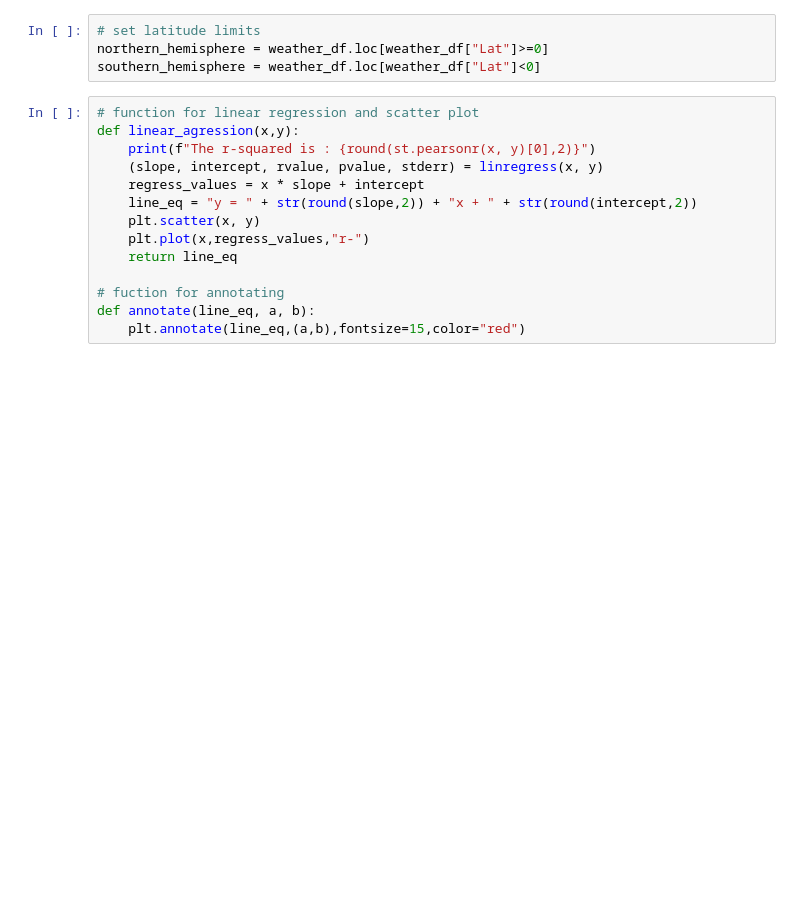
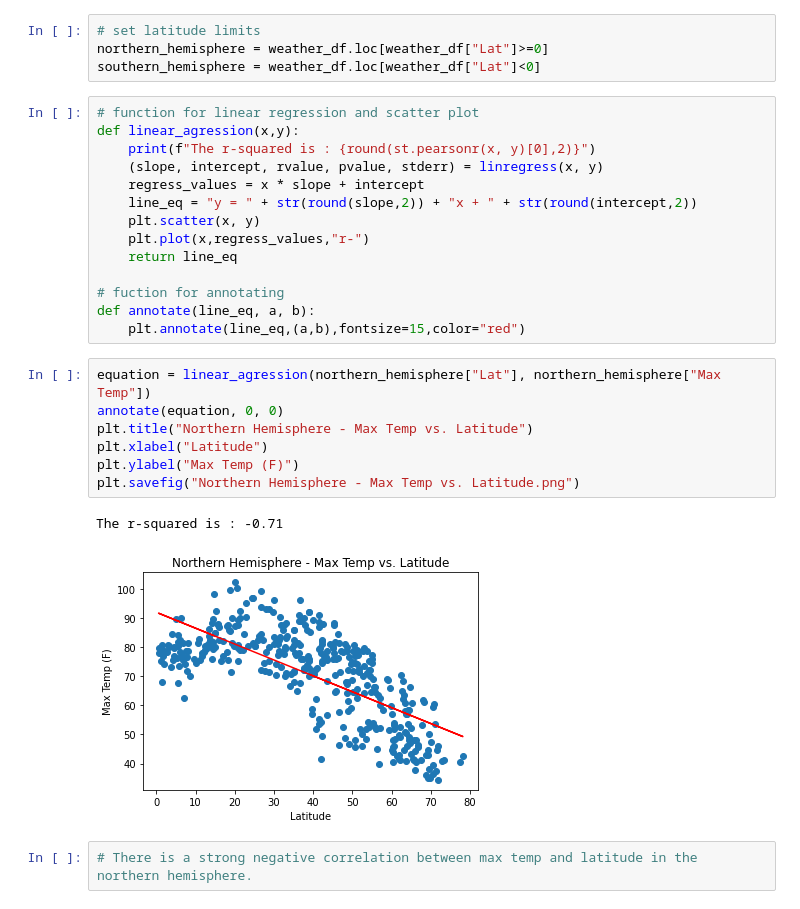
Before and after one commit to bdub99/Geographical-Weather-Analysis, a Jupyter notebook: WeatherPy/weather.ipynb, the cells around one changed output. Cells and saved outputs as stored; diff of their text form; blank space fills up the shorter version.

```diff
--- a/WeatherPy/weather.ipynb
+++ b/WeatherPy/weather.ipynb
@@ -222,3 +222,15 @@ def linear_agression(x,y):
 # fuction for annotating
 def annotate(line_eq, a, b):
     plt.annotate(line_eq,(a,b),fontsize=15,color="red")
+# %%
+equation = linear_agression(northern_hemisphere["Lat"], northern_hemisphere["Max Temp"])
+annotate(equation, 0, 0)
+plt.title("Northern Hemisphere - Max Temp vs. Latitude")
+plt.xlabel("Latitude")
+plt.ylabel("Max Temp (F)")
+plt.savefig("Northern Hemisphere - Max Temp vs. Latitude.png")
+# %% [output]
+The r-squared is : -0.71
+[figure, added]
+# %%
+# There is a strong negative correlation between max temp and latitude in the northern hemisphere.
```
Also changed, not shown: parts of 22 cells of this notebook.
